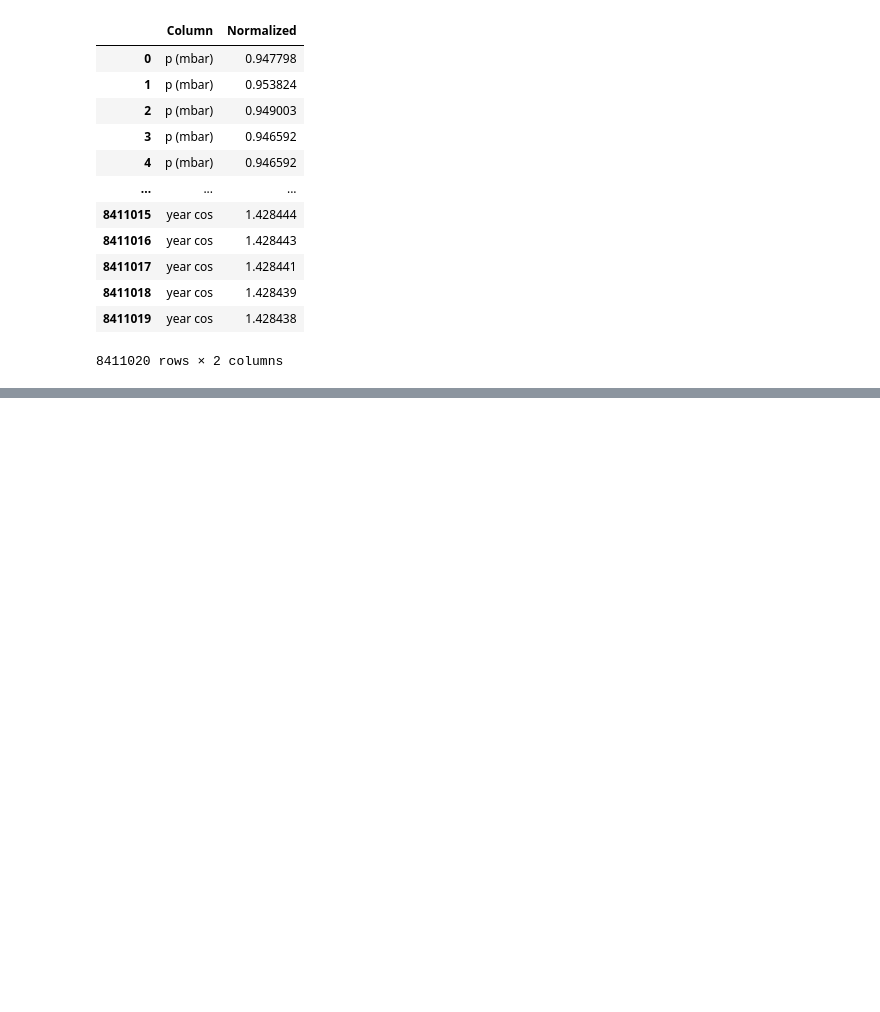
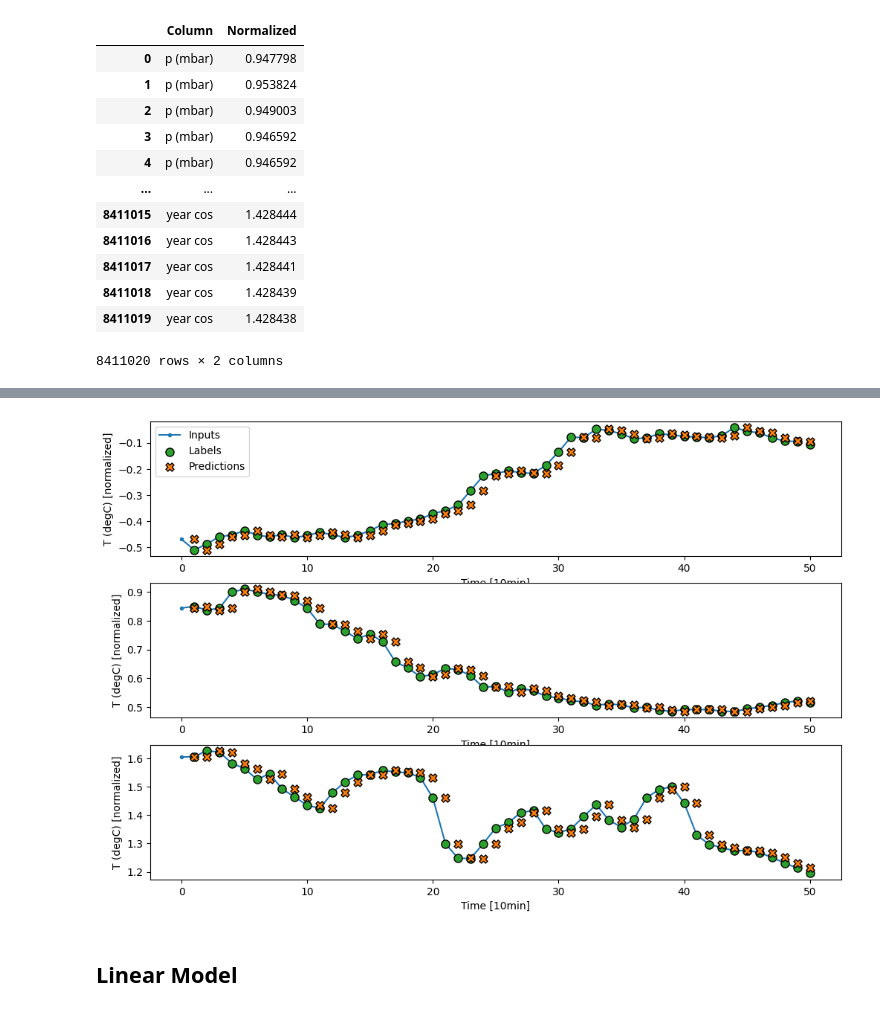
Before and after one commit to kevin-eschbach/data_safari, a Jupyter notebook: intro_ts_forecasting/weather_forecast.ipynb, the cells around one changed output, grey strips where cells are left out. Saved outputs shown, nothing was run; the diff lists cells and outputs as text; code cells hidden in the pictures; blank space fills up the shorter version.

```diff
--- a/intro_ts_forecasting/weather_forecast.ipynb
+++ b/intro_ts_forecasting/weather_forecast.ipynb
@@ -374,0 +385,9 @@ baseline = Baseline(label_index=window1.column_indices['T (degC)'])
+# %%
+wide_window = WindowGenerator(
+    input_width=50, label_width=50, shift=1,
+    train_df=train_df,
+    test_df=test_df,
+    val_df=val_df,
+    label_columns=['T (degC)'])
+
+wide_window
@@ -374,0 +403,6 @@ baseline = Baseline(label_index=window1.column_indices['T (degC)'])
+# %%
+wide_window.plot(baseline)
+# %% [output]
+[figure, added]
+# %% [markdown]
+## Linear Model
```
Also changed, not shown: parts of 12 cells of this notebook.
